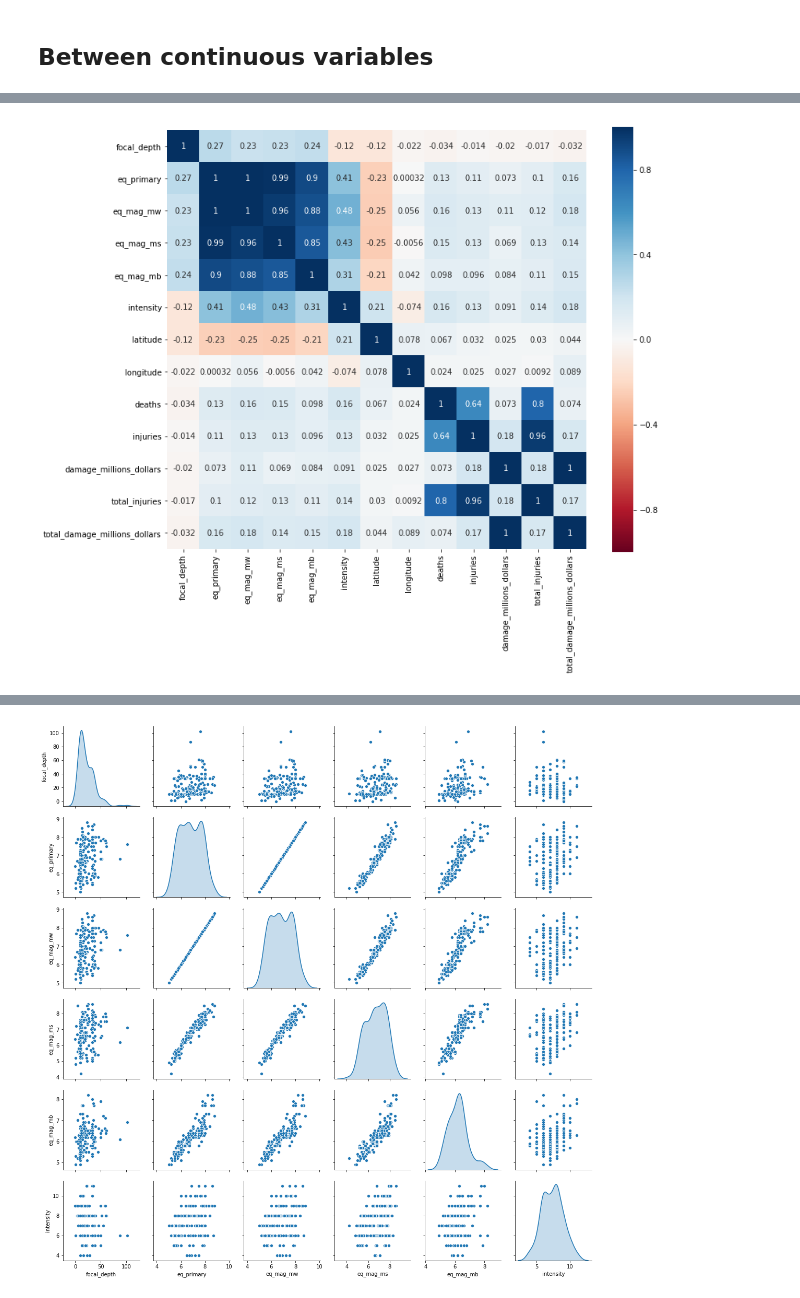
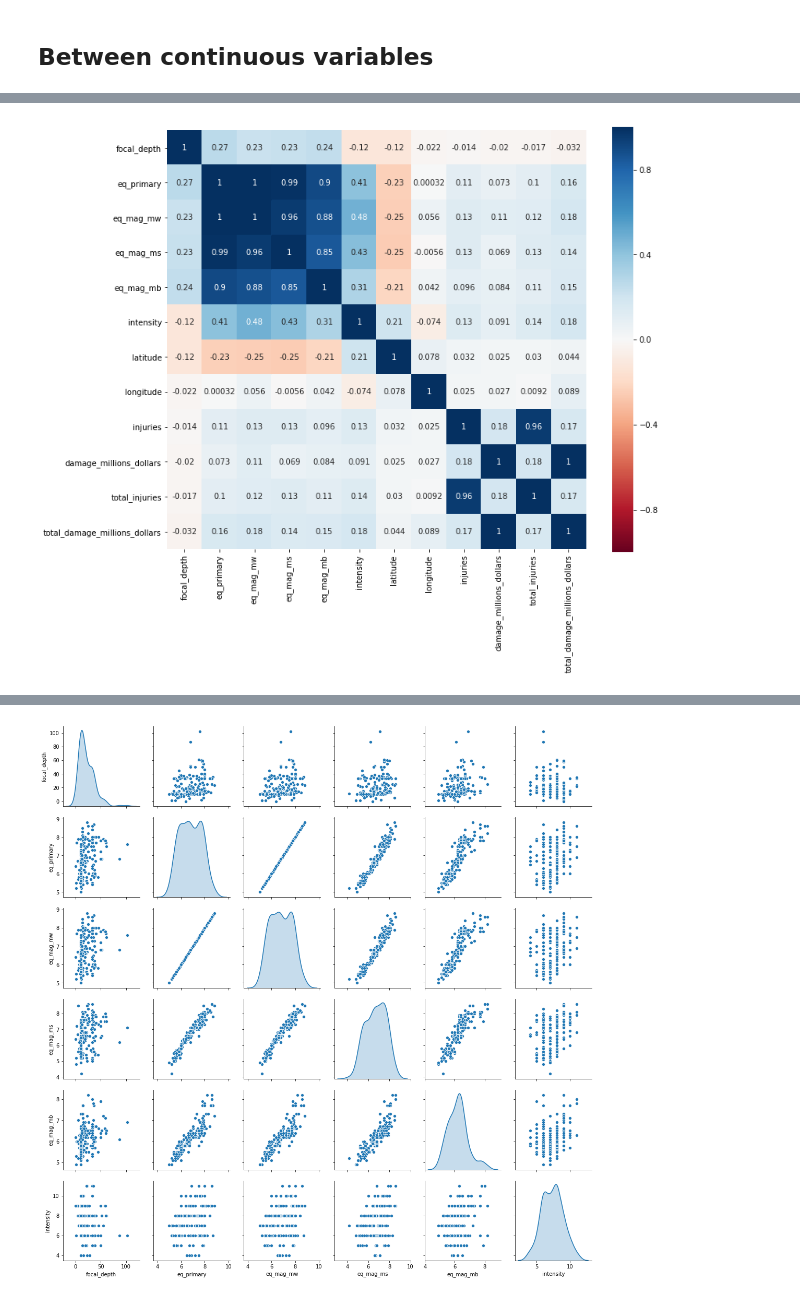
Before and after one commit to TrainingByPackt/Applied-Supervised-Learning-with-Python, a Jupyter notebook: Chapter 2 - Exploratory Data Analysis and Visualisation/EDA_and_viz.ipynb, the cells around one changed output, grey strips where cells are left out. Drawn from its saved outputs; the diff is of its cells as text; code cells hidden in the pictures.

```diff
--- a/Chapter 2 - Exploratory Data Analysis and Visualisation/EDA_and_viz.ipynb
+++ b/Chapter 2 - Exploratory Data Analysis and Visualisation/EDA_and_viz.ipynb
@@ -100,8 +168,2 @@ memory usage: 237.3 KB
 # %%
-description_features = [
-    'deaths_description', 'injuries_description', 'damage_description',
-    'total_injuries_description', 'total_damage_description'
-]
-
 imp = SimpleImputer(missing_values=np.nan, strategy='constant', fill_value='NA')
-data[description_features] = imp.fit_transform(data[description_features])
@@ -143,7 +204,8 @@ For the `damage_millions_dollars`, the corresponding categorical values represen
 - 3 = Severe (~>5 to 24 million dollars)
 - 4 = Extreme (~25 million dollars or more)
 # %%
-data[['damage_description', 'damage_millions_dollars']].groupby('damage_description').mean()
+category_means = data[['damage_description', 'damage_millions_dollars']].groupby('damage_description').mean()
+category_means
 # %% [output]
 |  | damage_millions_dollars |
 | damage_description |  |
@@ -153,11 +215,10 @@ data[['damage_description', 'damage_millions_dollars']].groupby('damage_descript
 | 4 | 3574.998799 |
 | NA | NaN |
 # %%
-replacement_values = data[['damage_description', 'damage_millions_dollars']]\
-                         .groupby('damage_description').mean()\
-                         .damage_millions_dollars.to_dict()
+replacement_values = category_means.damage_millions_dollars.to_dict()
+
 replacement_values['NA'] = -1
-replacement_values[0] = 0
+replacement_values['0'] = 0
 replacement_values
 # %% [output]
 {'1': 0.4172105263157895,
@@ -336,10 +411,11 @@ plt.show()
+# %%
+feature_subset = [
+    'focal_depth', 'eq_primary', 'eq_mag_mw', 'eq_mag_ms', 'eq_mag_mb', 'intensity',
+    'latitude', 'longitude', 'injuries', 'damage_millions_dollars',
+    'total_injuries', 'total_damage_millions_dollars']
 # %%
-feature_subset = [
-    'focal_depth', 'eq_primary', 'eq_mag_mw', 'eq_mag_ms', 'eq_mag_mb', 'intensity',
-    'latitude', 'longitude', 'deaths', 'injuries', 'damage_millions_dollars',
-    'total_injuries', 'total_damage_millions_dollars']
 plt.figure(figsize = (12,10))
 sns.heatmap(data[feature_subset].corr(), square=True, annot=True, cmap="RdBu", vmin=-1, vmax=1)
 plt.show()
 # %% [output]
-[figure, old version]
+[figure, new version]
```
Also changed, not shown: parts of 41 cells of this notebook, 1 other file.
